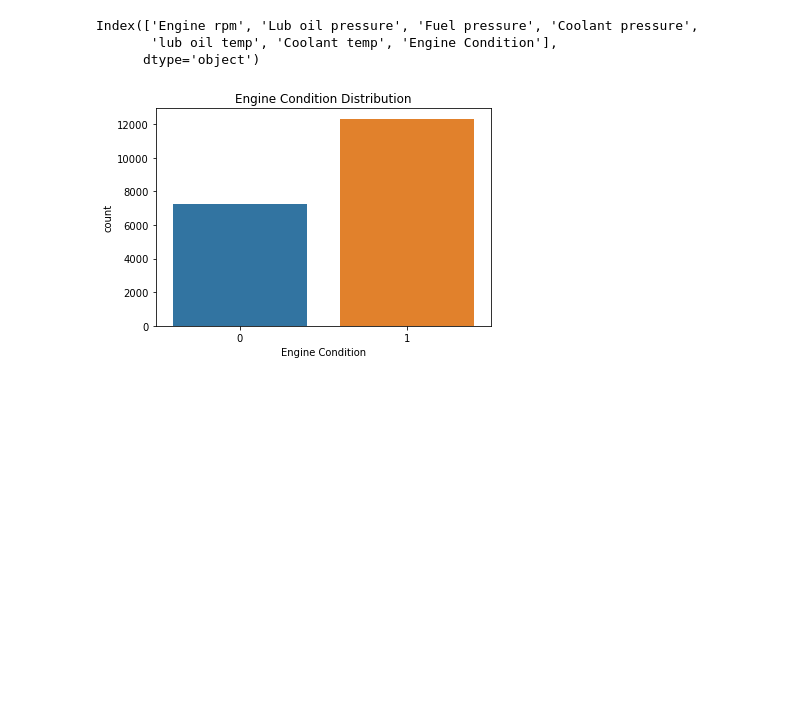
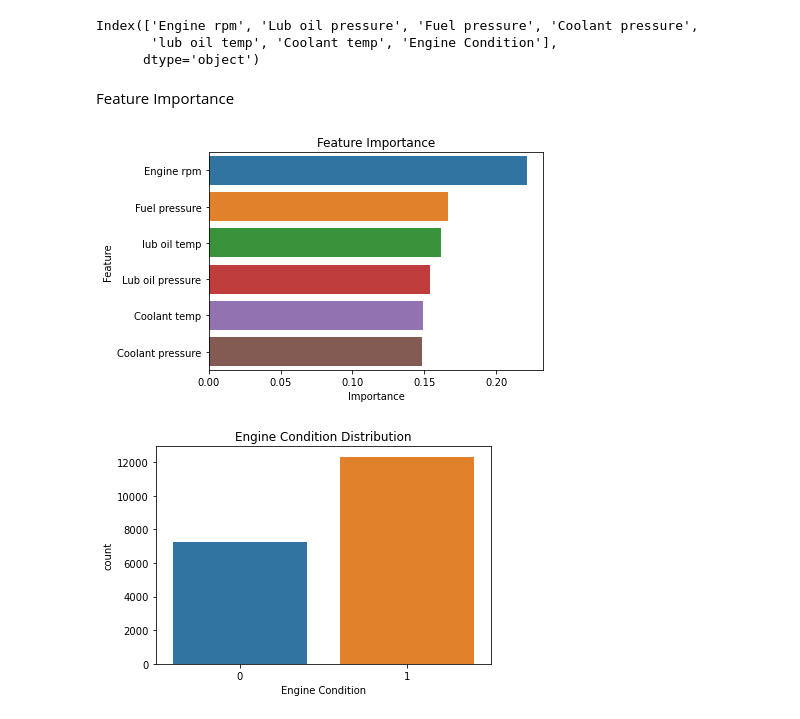
Before and after one commit to Benbellah-Owino/capstone-group3-karu, a Jupyter notebook: notebooks/tricia.ipynb, the cells around one changed output. Saved outputs shown, nothing was run; the diff lists cells and outputs as text; code cells hidden in the pictures; blank space fills up the shorter version.

```diff
--- a/notebooks/tricia.ipynb
+++ b/notebooks/tricia.ipynb
@@ -108,6 +108,25 @@ df.columns
 Index(['Engine rpm', 'Lub oil pressure', 'Fuel pressure', 'Coolant pressure',
        'lub oil temp', 'Coolant temp', 'Engine Condition'],
       dtype='object')
+# %% [markdown]
+Feature Importance
+# %%
+importances = rf_model.feature_importances_
+
+feature_importance_df = pd.DataFrame({
+    "Feature": X.columns,
+    "Importance": importances
+}).sort_values(by="Importance", ascending=False)
+
+sns.barplot(
+    x="Importance",
+    y="Feature",
+    data=feature_importance_df
+)
+plt.title("Feature Importance")
+plt.show()
+# %% [output]
+[figure, added]
 # %%
 sns.countplot(x="Engine Condition", data=df)
 plt.title("Engine Condition Distribution")
```
Also changed, not shown: parts of 11 cells of this notebook.
